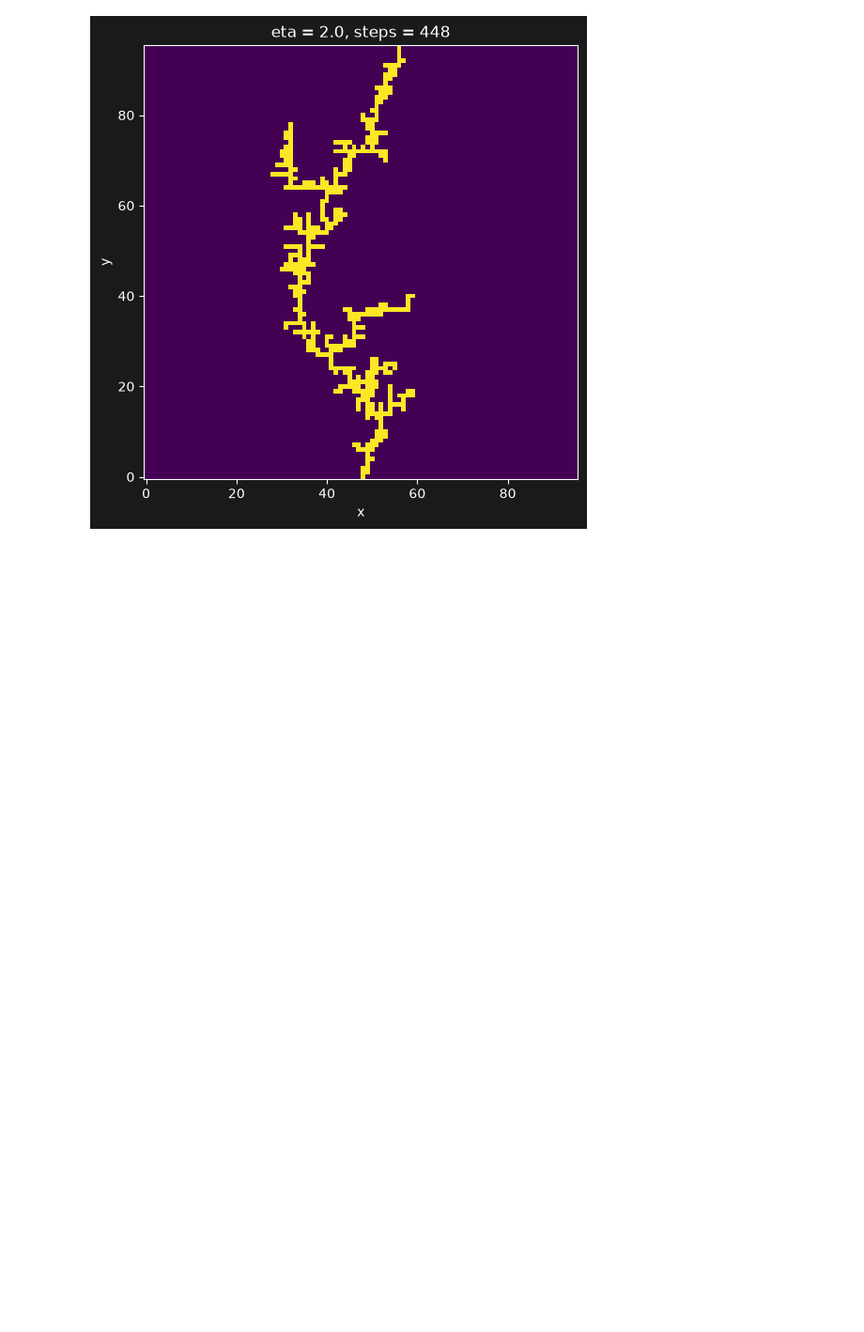
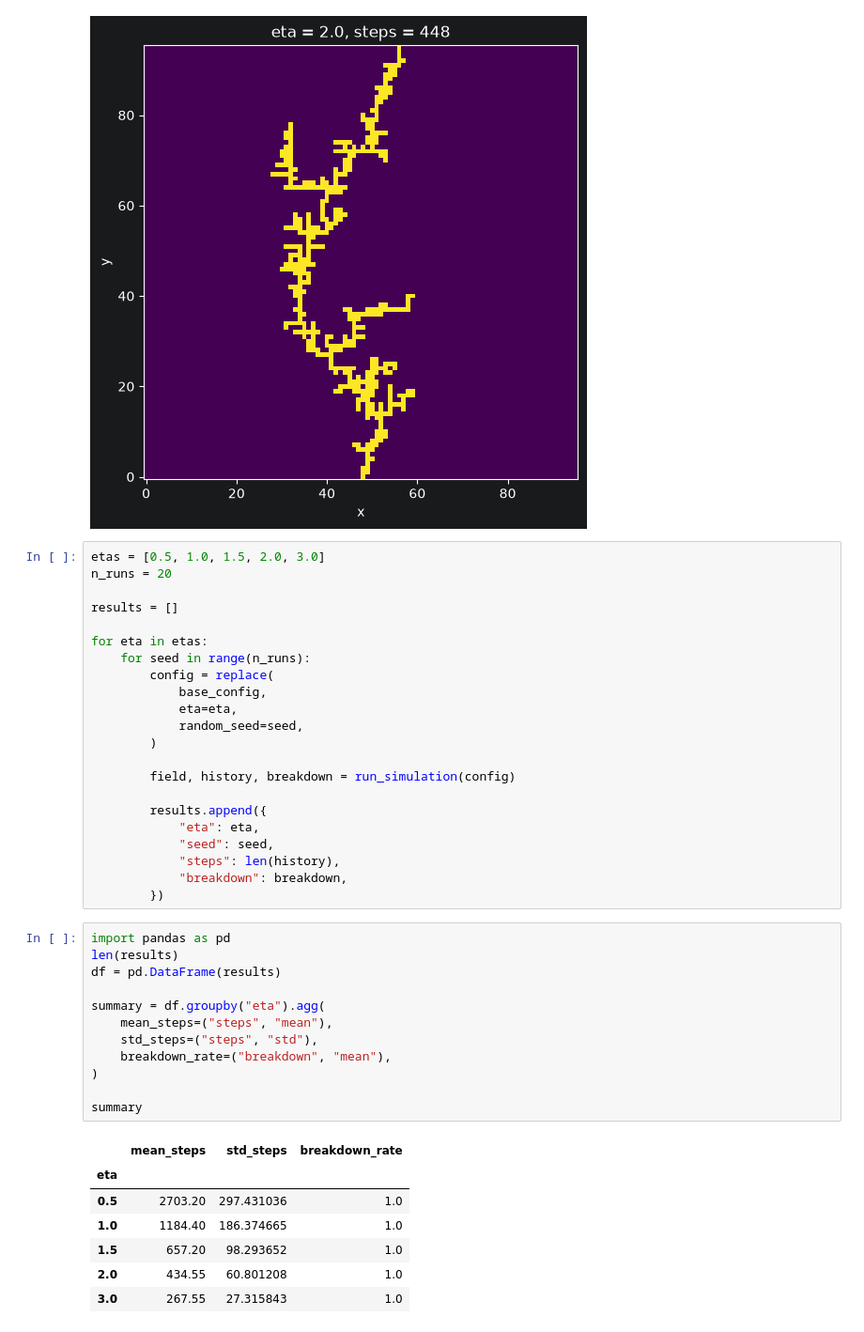
Before and after one commit to the-worst-student/dielectric-breakdown-model, a Jupyter notebook: notebooks/02_eta_sweep.ipynb, the cells around one changed output. Shown at 94% size. Drawn from its saved outputs; the diff is of its cells as text; blank space fills up the shorter version.

```diff
--- a/notebooks/02_eta_sweep.ipynb
+++ b/notebooks/02_eta_sweep.ipynb
@@ -73,3 +73,45 @@ for eta in etas:
 [figure]
 [figure]
 [figure]
+# %%
+etas = [0.5, 1.0, 1.5, 2.0, 3.0]
+n_runs = 20
+
+results = []
+
+for eta in etas:
+    for seed in range(n_runs):
+        config = replace(
+            base_config,
+            eta=eta,
+            random_seed=seed,
+        )
+
+        field, history, breakdown = run_simulation(config)
+
+        results.append({
+            "eta": eta,
+            "seed": seed,
+            "steps": len(history),
+            "breakdown": breakdown,
+        })
+# %%
+import pandas as pd
+len(results)
+df = pd.DataFrame(results)
+
+summary = df.groupby("eta").agg(
+    mean_steps=("steps", "mean"),
+    std_steps=("steps", "std"),
+    breakdown_rate=("breakdown", "mean"),
+)
+
+summary
+# %% [output]
+|  | mean_steps | std_steps | breakdown_rate |
+| eta |  |  |  |
+| 0.5 | 2703.20 | 297.431036 | 1.0 |
+| 1.0 | 1184.40 | 186.374665 | 1.0 |
+| 1.5 | 657.20 | 98.293652 | 1.0 |
+| 2.0 | 434.55 | 60.801208 | 1.0 |
+| 3.0 | 267.55 | 27.315843 | 1.0 |
```
Also changed, not shown: parts of 1 cell of this notebook, 5 other files.
